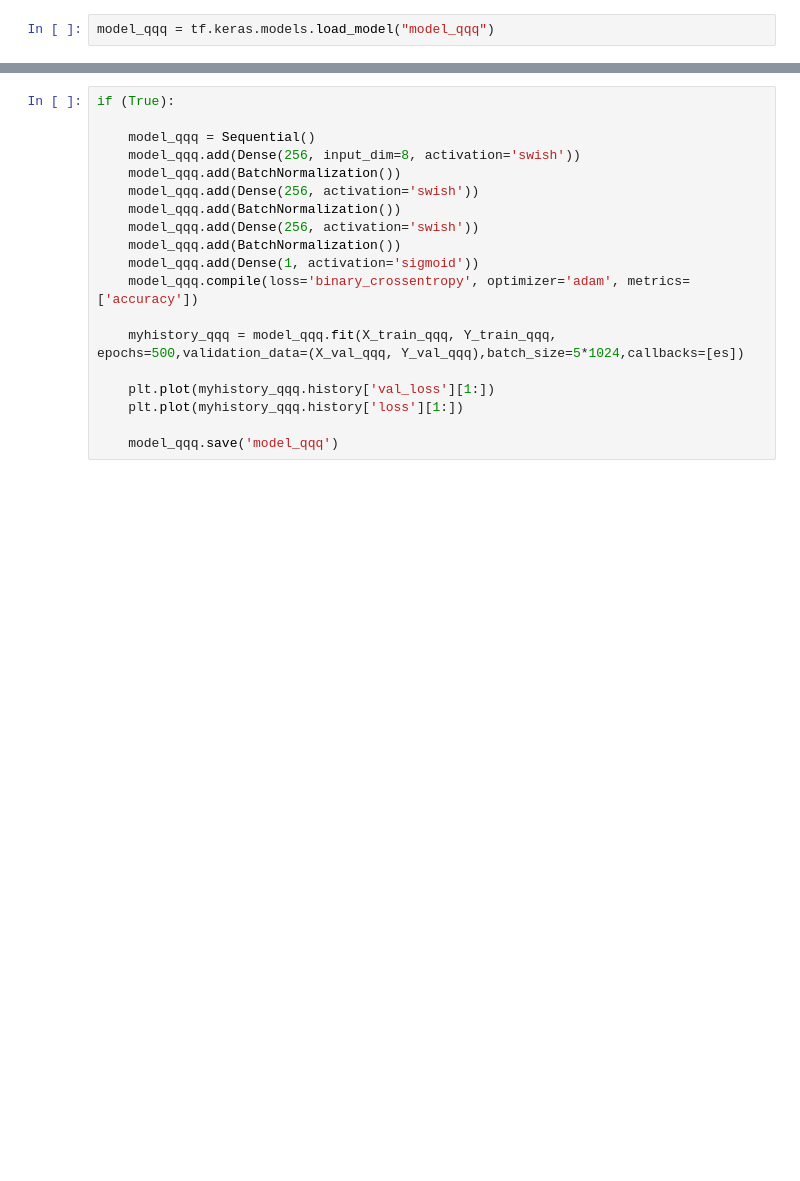
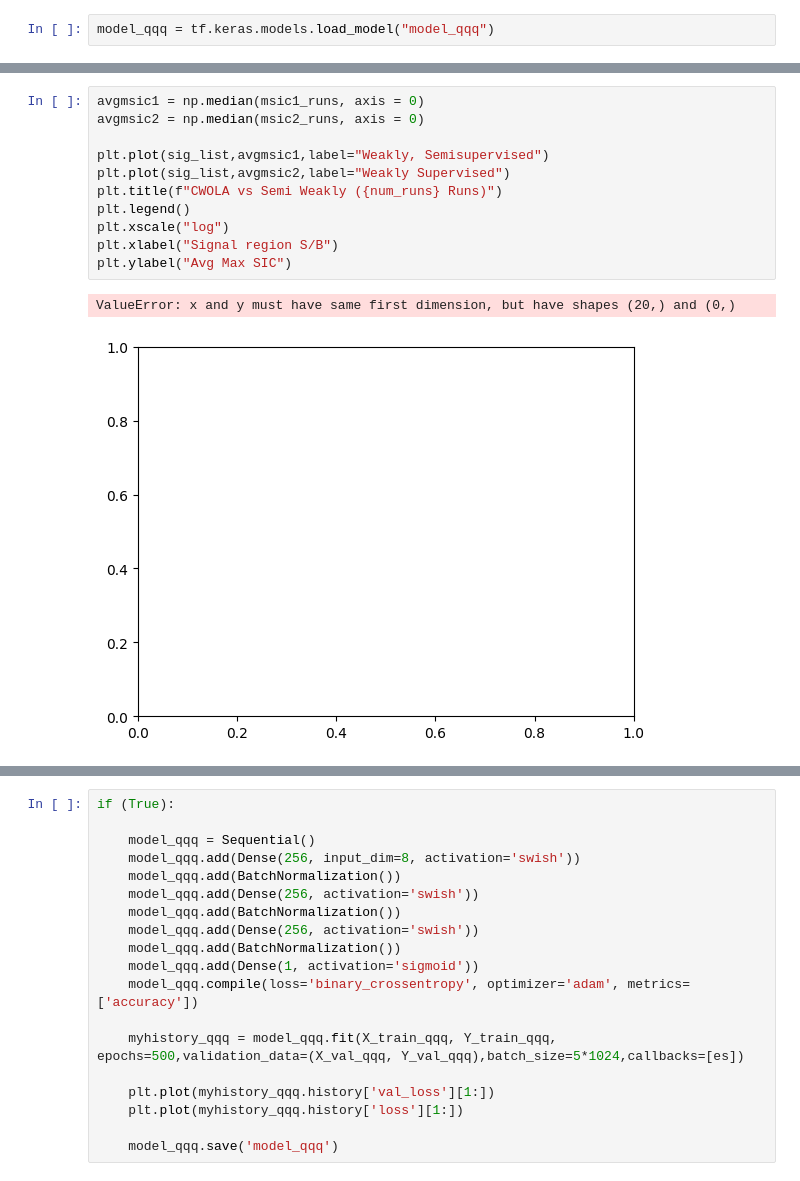
Before and after one commit to GitGup/SemiWeaklySupervised, a Jupyter notebook: SemiWeakly6Features.ipynb, the cells around one changed output, grey strips where cells are left out. Cells and saved outputs as stored; diff of their text form; blank space fills up the shorter version.

Commit message:
3 prong CWOLA comparison

```diff
--- a/SemiWeakly6Features.ipynb
+++ b/SemiWeakly6Features.ipynb
@@ -1035,3 +1094,17 @@ Initialization:  0.1 5.281 3.136
+# %%
+avgmsic1 = np.median(msic1_runs, axis = 0)
+avgmsic2 = np.median(msic2_runs, axis = 0)
+
+plt.plot(sig_list,avgmsic1,label="Weakly, Semisupervised")
+plt.plot(sig_list,avgmsic2,label="Weakly Supervised")
+plt.title(f"CWOLA vs Semi Weakly ({num_runs} Runs)")
+plt.legend()
+plt.xscale("log")
+plt.xlabel("Signal region S/B")
+plt.ylabel("Avg Max SIC")
+# %% [output]
+ValueError: x and y must have same first dimension, but have shapes (20,) and (0,)
+[figure, added]
 # %%
 plt.plot(sig_list,np.array(weight_list1)*100, label = f"w1 {w1}")
 plt.plot(sig_list,np.array(weight_list2)*100, label = f"w2 {w2}")
```
Also changed, not shown: parts of 6 cells of this notebook.
